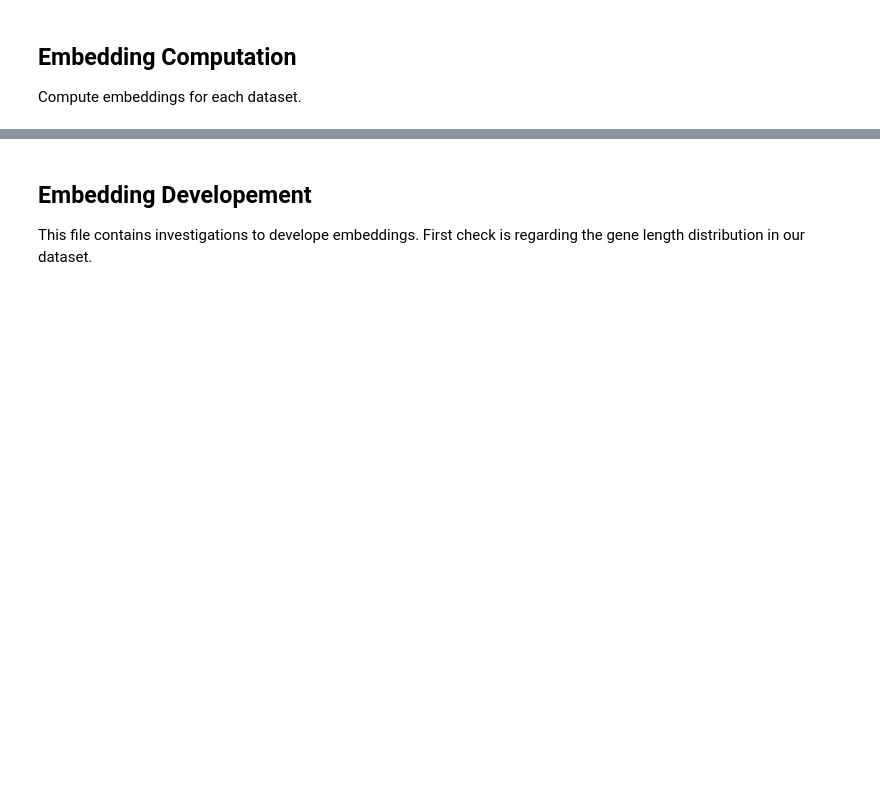
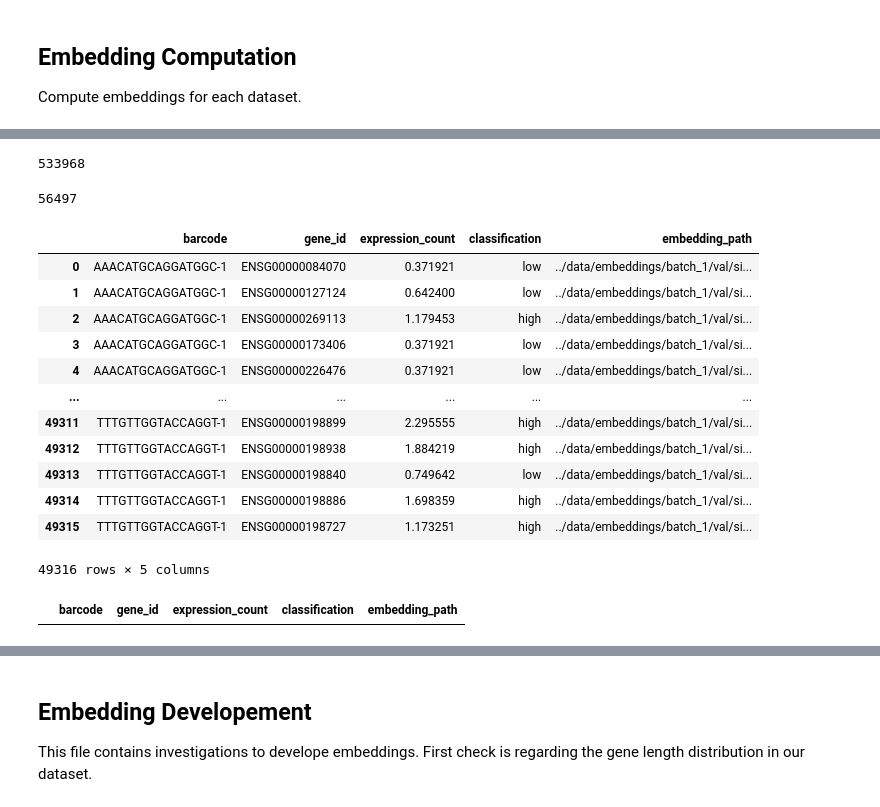
Before and after one commit to riccardoAli31/Gene-expression-changes-from-CNV, a Jupyter notebook: preprocessing/embedding_preprocessing.ipynb, the cells around one changed output, grey strips where cells are left out. Saved outputs shown, nothing was run; the diff lists cells and outputs as text; code cells hidden in the pictures; blank space fills up the shorter version.

Commit message:
CnvDataset.data_df debugging

```diff
--- a/preprocessing/embedding_preprocessing.ipynb
+++ b/preprocessing/embedding_preprocessing.ipynb
@@ -34,12 +34,12 @@ Compute embeddings for each dataset.
 # %%
 from src.data.dataset import CnvDataset
 # %%
-b1_train_path = data_root / 'batch1_train.tsv'
-b1_val_path = data_root / 'batch1_val.tsv'
-b1_test_path = data_root / 'batch1_test.tsv'
+b1_train_path = data_root / 'splits' / 'batch1_training_filtered.tsv'
+b1_val_path = data_root / 'splits' / 'old_splits' / 'batch1_val.tsv'
+b1_test_path = data_root / 'splits' / 'batch1_test_filtered.tsv'
 # %%
 b1_full_data = out_root / 'preprocessing' / 'classification_median_batch_1.tsv'
 b2_full_data = out_root / 'preprocessing' / 'classification_median_batch_2.tsv'
 # %%
-b1_df = pd.read_csv(b1_full_data, sep='\t')
+b1_df = pd.read_csv(b1_val_path, sep='\t')
 # %%
@@ -68,0 +84,28 @@ KeyboardInterrupt:
+# %%
+368 * 1451
+# %% [output]
+533968
+# %%
+49 * 1153
+# %% [output]
+56497
+# %%
+b1_df
+# %% [output]
+|  | barcode | gene_id | expression_count | classification | embedding_path |
+| 0 | AAACATGCAGGATGGC-1 | ENSG00000084070 | 0.371921 | low | ../data/embeddings/batch_1/val/si... |
+| 1 | AAACATGCAGGATGGC-1 | ENSG00000127124 | 0.642400 | low | ../data/embeddings/batch_1/val/si... |
+| 2 | AAACATGCAGGATGGC-1 | ENSG00000269113 | 1.179453 | high | ../data/embeddings/batch_1/val/si... |
+| 3 | AAACATGCAGGATGGC-1 | ENSG00000173406 | 0.371921 | low | ../data/embeddings/batch_1/val/si... |
+| 4 | AAACATGCAGGATGGC-1 | ENSG00000226476 | 0.371921 | low | ../data/embeddings/batch_1/val/si... |
+| ... | ... | ... | ... | ... | ... |
+| 49311 | TTTGTTGGTACCAGGT-1 | ENSG00000198899 | 2.295555 | high | ../data/embeddings/batch_1/val/si... |
+| 49312 | TTTGTTGGTACCAGGT-1 | ENSG00000198938 | 1.884219 | high | ../data/embeddings/batch_1/val/si... |
+| 49313 | TTTGTTGGTACCAGGT-1 | ENSG00000198840 | 0.749642 | low | ../data/embeddings/batch_1/val/si... |
+| 49314 | TTTGTTGGTACCAGGT-1 | ENSG00000198886 | 1.698359 | high | ../data/embeddings/batch_1/val/si... |
+| 49315 | TTTGTTGGTACCAGGT-1 | ENSG00000198727 | 1.173251 | high | ../data/embeddings/batch_1/val/si... |
+49316 rows × 5 columns
+# %%
+b1_dataset.data_df
+# %% [output]
+|  | barcode | gene_id | expression_count | classification | embedding_path |
```
Also changed, not shown: parts of 6 cells of this notebook.
